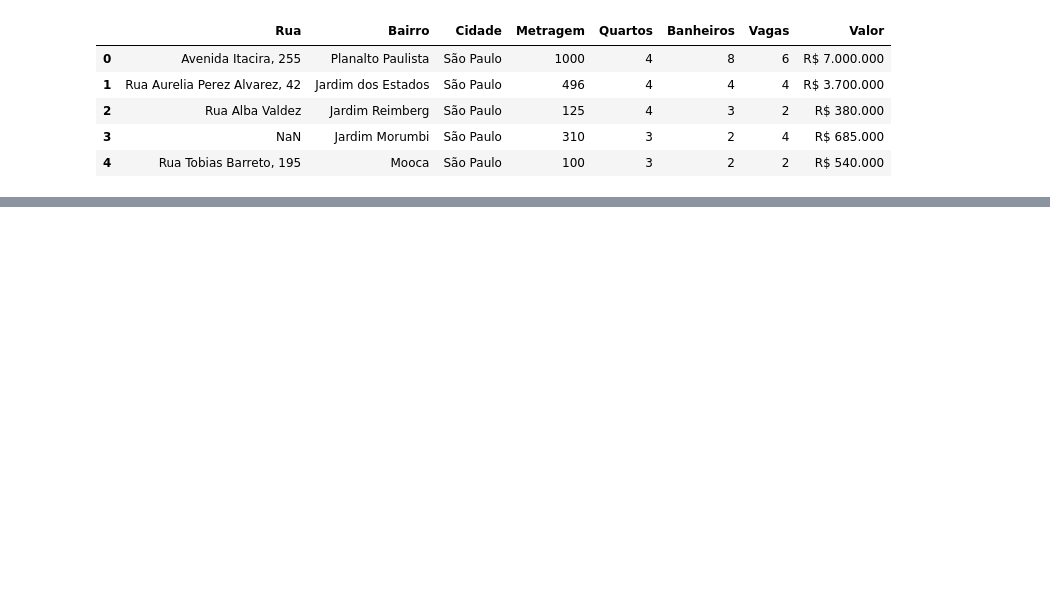
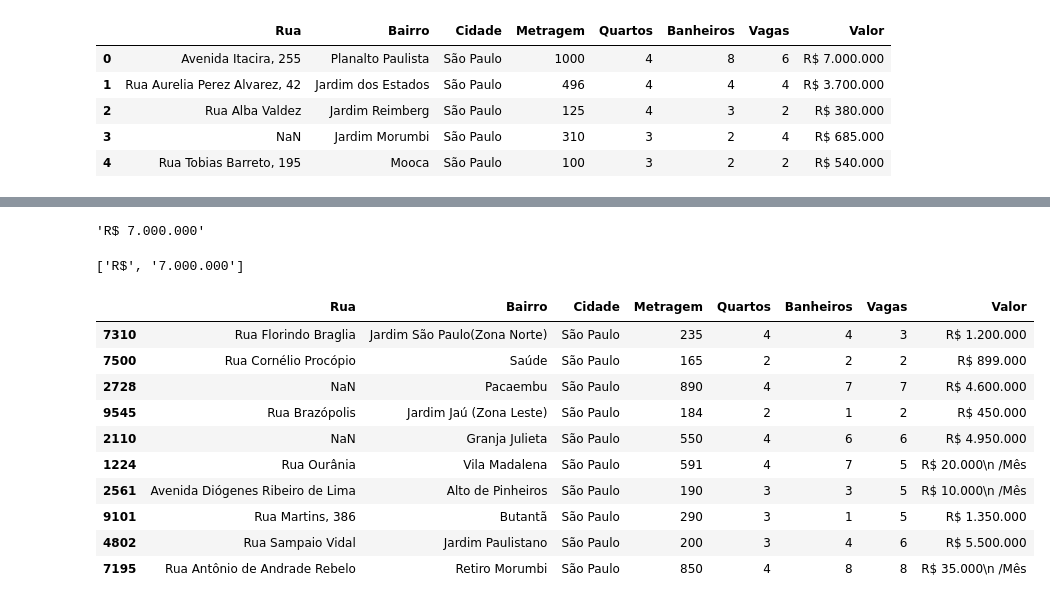
Before and after one commit to luizchenriq/Alura_Imersao_Dados_4, a Jupyter notebook: Alura_Imersao_dados_4_aula2.ipynb, the cells around one changed output, grey strips where cells are left out. Saved outputs shown, nothing was run; the diff lists cells and outputs as text; code cells hidden in the pictures; blank space fills up the shorter version.

```diff
--- a/Alura_Imersao_dados_4_aula2.ipynb
+++ b/Alura_Imersao_dados_4_aula2.ipynb
@@ -14,0 +35,22 @@ dados.head()
+# %%
+dados["Valor"][0]
+# %% [output]
+'R$ 7.000.000'
+# %%
+dados["Valor"][0].split()
+# %% [output]
+['R$', '7.000.000']
+# %%
+dados.sample(10)
+# %% [output]
+|  | Rua | Bairro | Cidade | Metragem | Quartos | Banheiros | Vagas | Valor |
+| 7310 | Rua Florindo Braglia | Jardim São Paulo(Zona Norte) | São Paulo | 235 | 4 | 4 | 3 | R$ 1.200.000 |
+| 7500 | Rua Cornélio Procópio | Saúde | São Paulo | 165 | 2 | 2 | 2 | R$ 899.000 |
+| 2728 | NaN | Pacaembu | São Paulo | 890 | 4 | 7 | 7 | R$ 4.600.000 |
+| 9545 | Rua Brazópolis | Jardim Jaú (Zona Leste) | São Paulo | 184 | 2 | 1 | 2 | R$ 450.000 |
+| 2110 | NaN | Granja Julieta | São Paulo | 550 | 4 | 6 | 6 | R$ 4.950.000 |
+| 1224 | Rua Ourânia | Vila Madalena | São Paulo | 591 | 4 | 7 | 5 | R$ 20.000\n /Mês |
+| 2561 | Avenida Diógenes Ribeiro de Lima | Alto de Pinheiros | São Paulo | 190 | 3 | 3 | 5 | R$ 10.000\n /Mês |
+| 9101 | Rua Martins, 386 | Butantã | São Paulo | 290 | 3 | 1 | 5 | R$ 1.350.000 |
+| 4802 | Rua Sampaio Vidal | Jardim Paulistano | São Paulo | 200 | 3 | 4 | 6 | R$ 5.500.000 |
+| 7195 | Rua Antônio de Andrade Rebelo | Retiro Morumbi | São Paulo | 850 | 4 | 8 | 8 | R$ 35.000\n /Mês |
```
Also changed, not shown: parts of 12 cells of this notebook.
